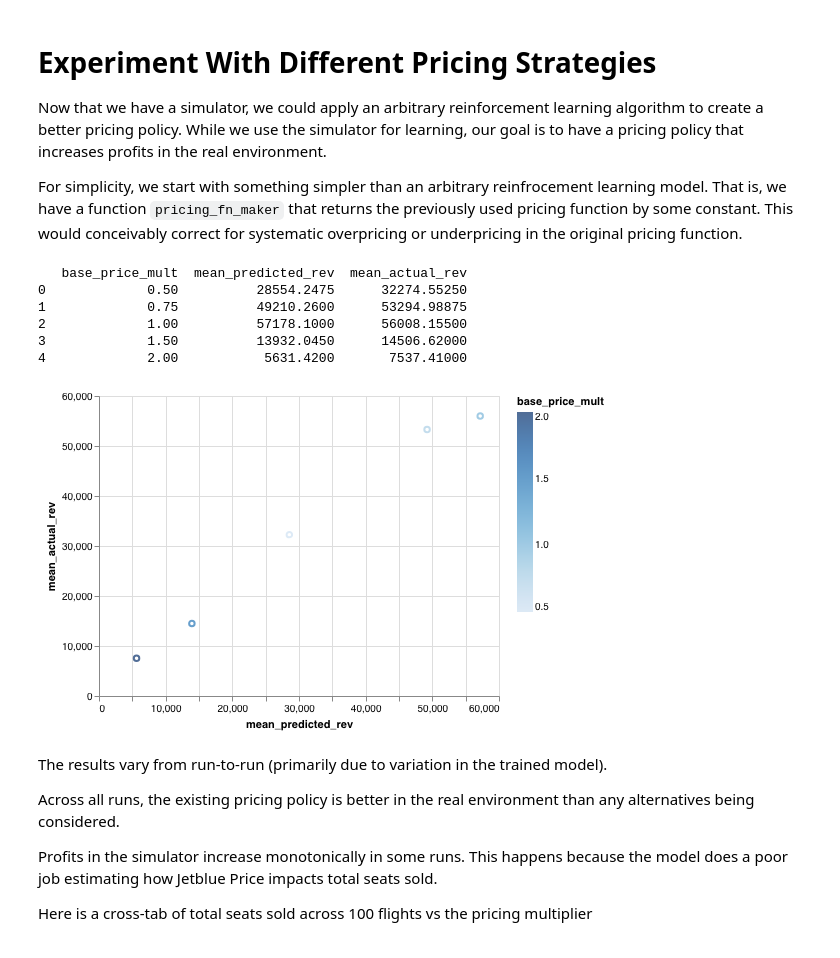
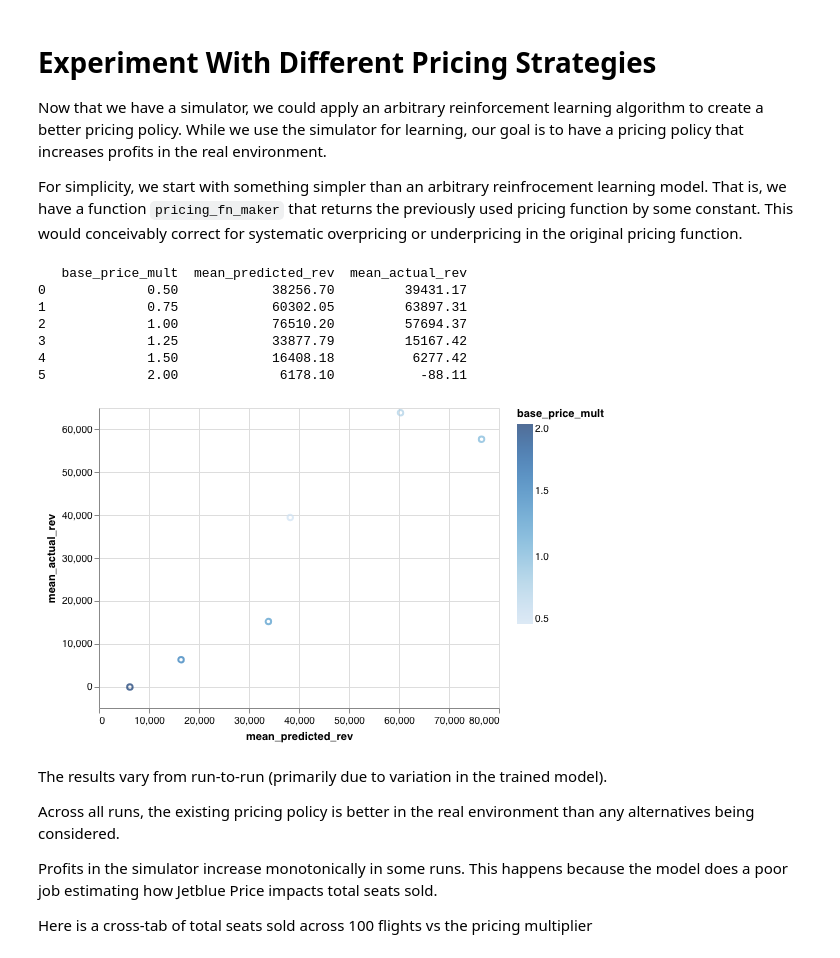
Before and after one commit to Mustapha-Wasseja/sem_policy_opt, a Jupyter notebook: main.ipynb, the cells around one changed output. Drawn from its saved outputs; the diff is of its cells as text; code cells hidden in the pictures.

Commit message:
Switch keras model to use softplus activation in last layer Convert seats sold to int, and edit intro in ipynb

```diff
--- a/main.ipynb
+++ b/main.ipynb
@@ -68,7 +67,7 @@ import altair as alt
 import numpy as np
 import pandas as pd
 
-from keras_models import get_keras_model, prep_data_for_keras_model
+from keras_models import get_keras_model, prep_for_keras_model
 from market import Market
 from market_conditions import CompetitiveConditions
 from model_testing import run_env
@@ -83,15 +82,15 @@ MAX_DEMAND_LEVEL = 500
 POTENTIAL_CUSTOMERS_PER_DAY = 20
 
 # Constants known to airlines
-SEATS_PER_FLIGHT = 200
-SALES_WINDOW_LENGTH = 100
+SEATS_PER_FLIGHT = 250
+SALES_WINDOW_LENGTH = 180
 # %% [markdown]
 I guessed a reasonable pricing function (with some trial and error), and this example uses this as the underlying price function used to create the real data.
 # %%
 def simple_price_fn(my_demand_signal, days_before_flight, my_seats_avail, competitor_full):
     # Charge more if you have a lot of time to sell seats, few seats are available, or you have little competition
     # On net, prices may increase over time because low seat inventory overwhelms remaining time effect.
-    return max(my_demand_signal, days_before_flight) +  1.5 * days_before_flight - my_seats_avail - 20 * int(competitor_full)
+    return 50 + my_demand_signal + 0.6 * days_before_flight - my_seats_avail + 40 * int(competitor_full)
 # %% [markdown]
 # Run Real Market
 
@@ -114,6 +113,6 @@ We fit a model that predicts Delta's price and the quantity sold as a function o
 
 The model is available in `keras_models`.  It's nothing sophisticated.
 # %%
-train_x, train_y = prep_data_for_keras_model(train_data)
-val_x, val_y = prep_data_for_keras_model(val_data)
+train_x, train_y = prep_for_keras_model(train_data)
+val_x, val_y = prep_for_keras_model(val_data)
 keras_model = get_keras_model(train_x, train_y, val_x, val_y)
@@ -147,38 +164,39 @@ For simplicity, we start with something simpler than an arbitrary reinfrocement
 # %%
 def pricing_fn_maker(baseline_price_multiplier):
     def new_price_fn(*args, **kwargs):
         return baseline_price_multiplier * simple_price_fn(*args, **kwargs)
     return new_price_fn
 
 alternative_pricing_profits = []
 alternative_pricing_scenario_details = {}
 
-for price_mult in [0.5, 0.75, 1, 1.5, 2]:
+for price_mult in [0.5, 0.75, 1, 1.25, 1.5, 2]:
     new_price_fn = pricing_fn_maker(price_mult)
     pred_profits, pred_data = run_env(sim_market, new_price_fn, n_times=100)
     actual_profits, actual_data = run_env(real_market, new_price_fn, n_times=100)
     alternative_pricing_profits.append((price_mult, pred_profits.mean(), actual_profits.mean()))
     alternative_pricing_scenario_details[price_mult] = {'pred': pred_data,
                                                         'actual': actual_data}
 
 price_comparison = pd.DataFrame(alternative_pricing_profits,
                                 columns=['base_price_mult', 'mean_predicted_rev', 'mean_actual_rev'])
 
 print(price_comparison)
 
 alt.Chart(price_comparison).mark_point().encode(
     x='mean_predicted_rev',
     y='mean_actual_rev',
     color='base_price_mult',
     tooltip='base_price_mult')
 # %% [output]
    base_price_mult  mean_predicted_rev  mean_actual_rev
-0             0.50          28554.2475      32274.55250
-1             0.75          49210.2600      53294.98875
-2             1.00          57178.1000      56008.15500
-3             1.50          13932.0450      14506.62000
-4             2.00           5631.4200       7537.41000
+0             0.50            38256.70         39431.17
+1             0.75            60302.05         63897.31
+2             1.00            76510.20         57694.37
+3             1.25            33877.79         15167.42
+4             1.50            16408.18          6277.42
+5             2.00             6178.10           -88.11
-[figure, old version]
+[figure, new version]
 # %% [markdown]
 The results vary from run-to-run (primarily due to variation in the trained model).
 
```
Also changed, not shown: parts of 8 cells of this notebook, 3 other files.
